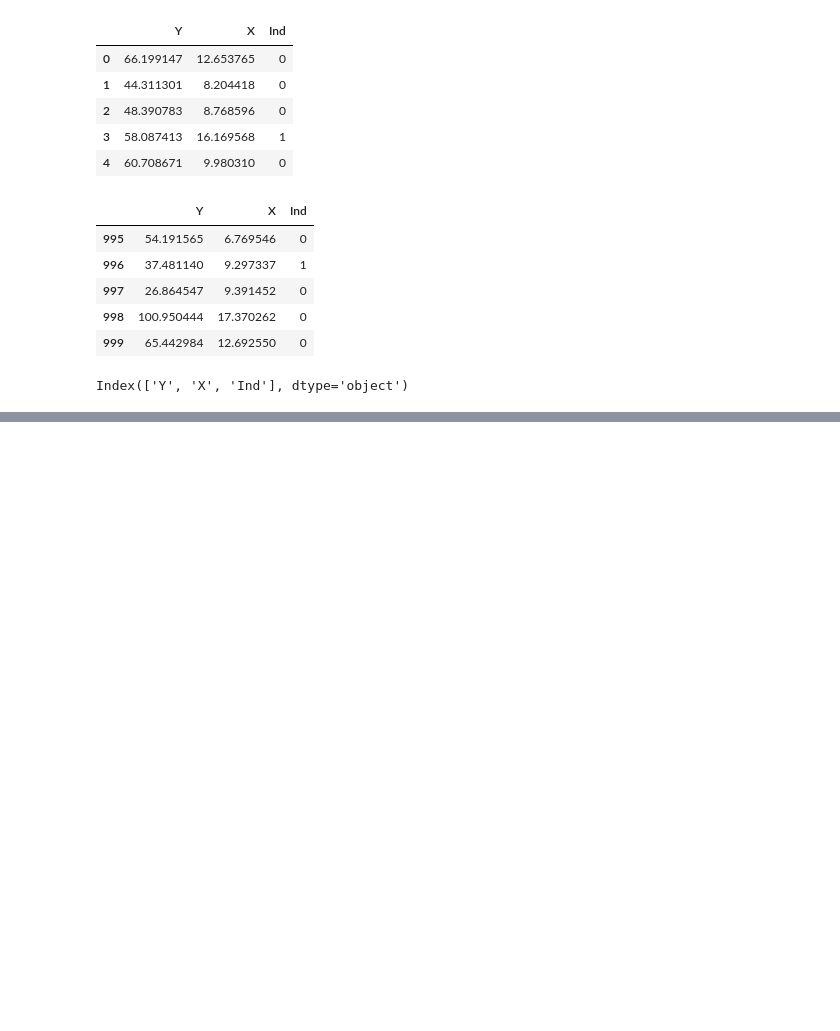
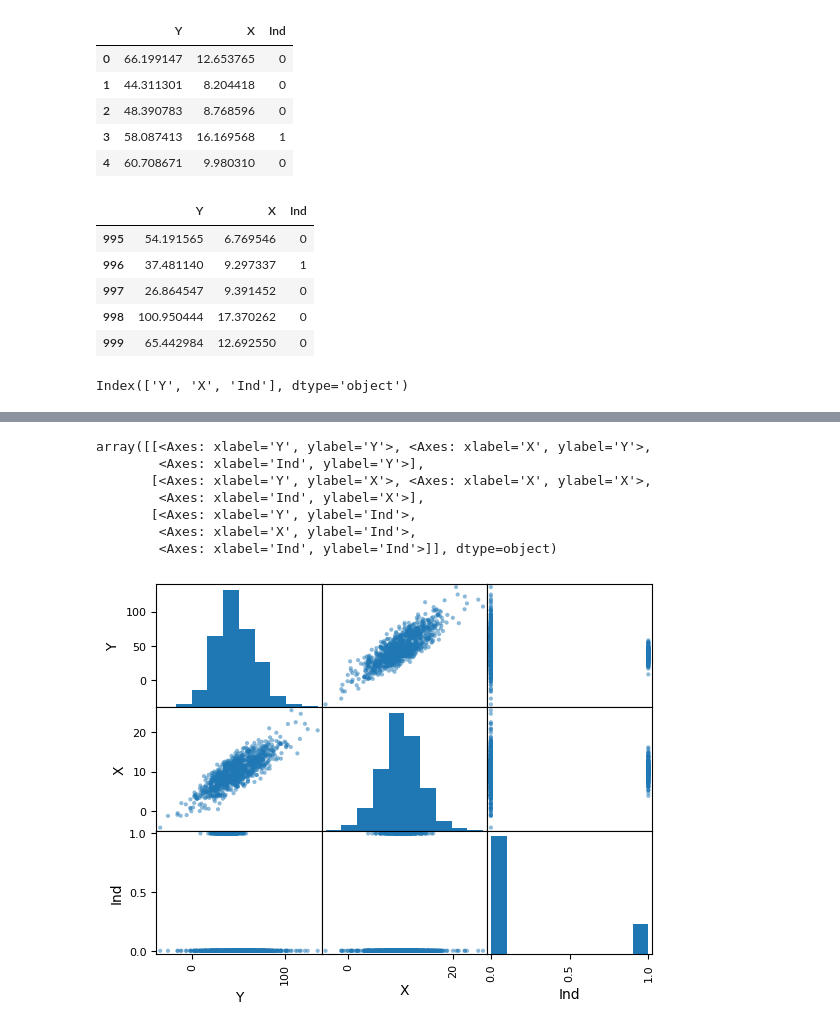
Before and after one commit to alfa7g7/Analisis-Cuantitativo-1er-semestre, a Jupyter notebook: examen-1.ipynb, the cells around one changed output, grey strips where cells are left out. Saved outputs shown, nothing was run; the diff lists cells and outputs as text; code cells hidden in the pictures; blank space fills up the shorter version.

```diff
--- a/examen-1.ipynb
+++ b/examen-1.ipynb
@@ -81,0 +109,11 @@ df.describe()
+# %%
+pd.plotting.scatter_matrix(df)
+# %% [output]
+array([[<Axes: xlabel='Y', ylabel='Y'>, <Axes: xlabel='X', ylabel='Y'>,
+        <Axes: xlabel='Ind', ylabel='Y'>],
+       [<Axes: xlabel='Y', ylabel='X'>, <Axes: xlabel='X', ylabel='X'>,
+        <Axes: xlabel='Ind', ylabel='X'>],
+       [<Axes: xlabel='Y', ylabel='Ind'>,
+        <Axes: xlabel='X', ylabel='Ind'>,
+        <Axes: xlabel='Ind', ylabel='Ind'>]], dtype=object)
+[figure, added]
```
Also changed, not shown: parts of 8 cells of this notebook.
